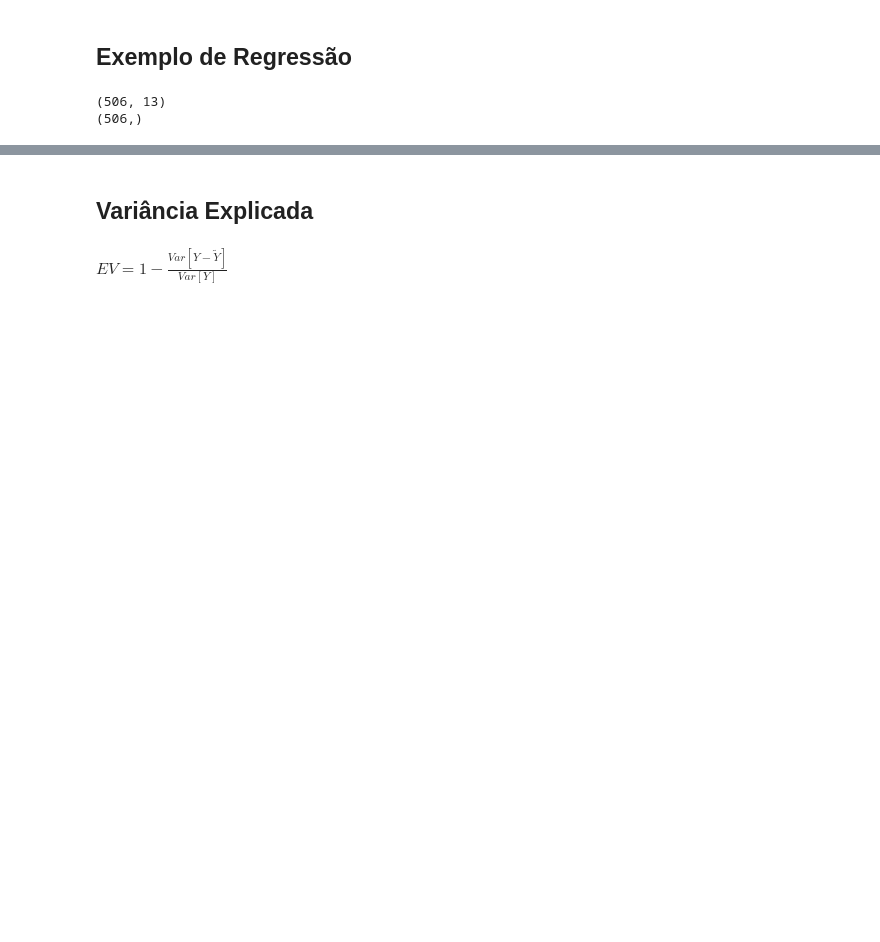
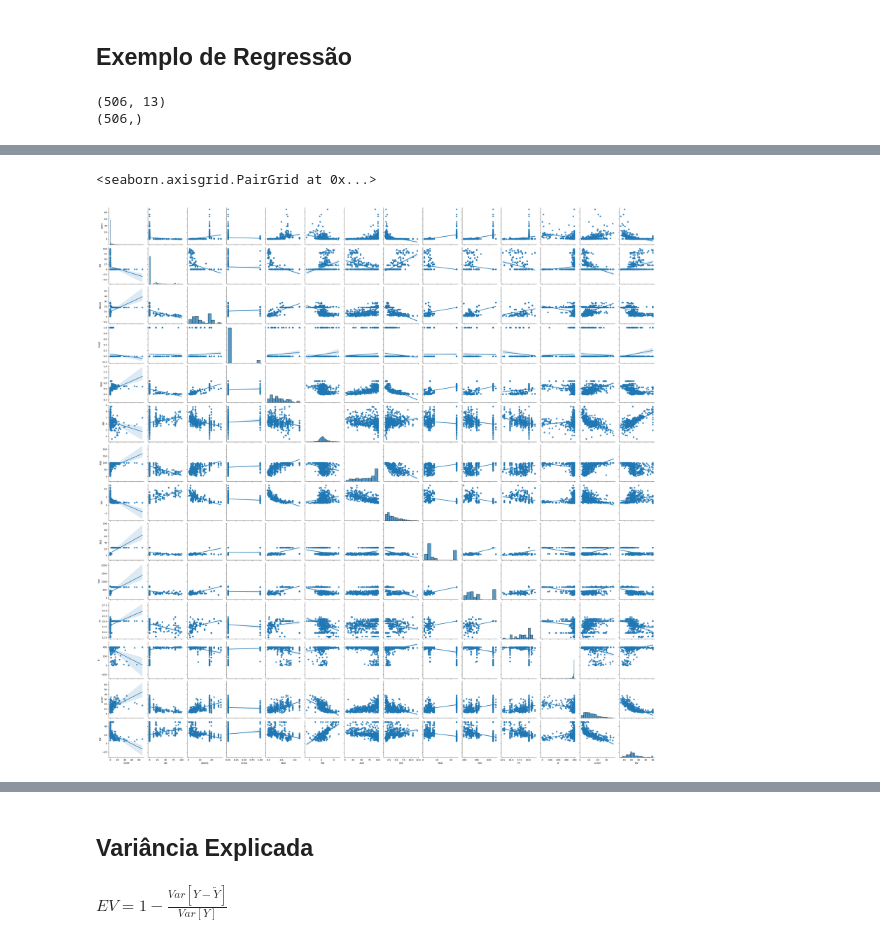
Before and after one commit to abaffa/INF1038, a Jupyter notebook: INF1038_Aula_06_Modelos_Lineares_Regressão.ipynb, the cells around one changed output, grey strips where cells are left out. Cells and saved outputs as stored; diff of their text form; code cells hidden in the pictures; blank space fills up the shorter version.

Commit message:
. Adding boston dataset (dataset/boston.xls) and housing dataset (dataset/housing.csv) . Aula 06 updated

```diff
--- a/INF1038_Aula_06_Modelos_Lineares_Regressão.ipynb
+++ b/INF1038_Aula_06_Modelos_Lineares_Regressão.ipynb
@@ -129,14 +129,15 @@ plt.show()
 # %% [markdown]
 ## Exemplo de Regressão
+# %%
+import pandas as pd  # doctest: +SKIP
+import numpy as np
+
+#data_url = "http://lib.stat.cmu.edu/datasets/boston"
+#raw_df = pd.read_csv(data_url, sep="\s+", skiprows=22, header=None)
+raw_df = pd.read_excel("https://raw.githubusercontent.com/abaffa/INF1038/main/dataset/boston.xls")
 # %%
-import pandas as pd  # doctest: +SKIP
-import numpy as np
-
-data_url = "http://lib.stat.cmu.edu/datasets/boston"
-raw_df = pd.read_csv(data_url, sep="\s+", skiprows=22, header=None)
-
 boston={}
-boston["data"] = np.hstack([raw_df.values[::2, :], raw_df.values[1::2, :2]])
-boston["target"] = raw_df.values[1::2, 2]
+boston["data"] = raw_df.values[:, :-1]
+boston["target"] = raw_df.values[:, -1]
 # %%
 print(boston["data"].shape)
@@ -148,3 +160,12 @@ print(boston["target"].shape)
+# %%
+import matplotlib
+import matplotlib.pyplot as plt
+import seaborn as sns
+
+sns.pairplot(raw_df, kind="reg")
+# %% [output]
+<seaborn.axisgrid.PairGrid at 0x...>
+[figure, added]
 # %%
 def norma_l2(X):
     X = X - np.mean(X, axis=0)
```
Also changed, not shown: parts of 67 cells of this notebook, 2 other files.
